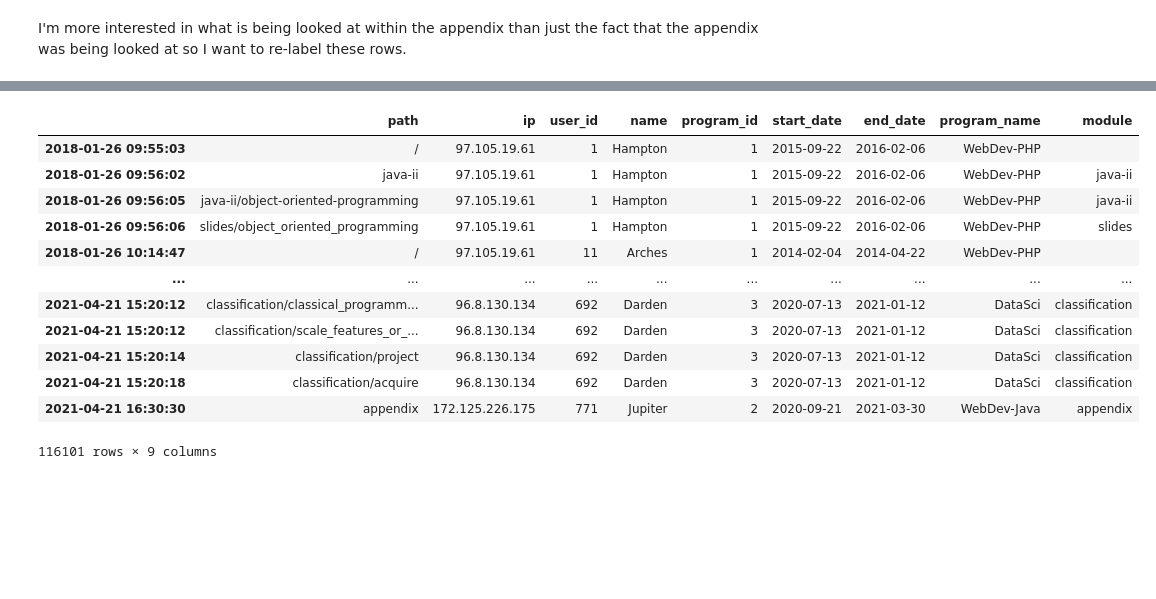
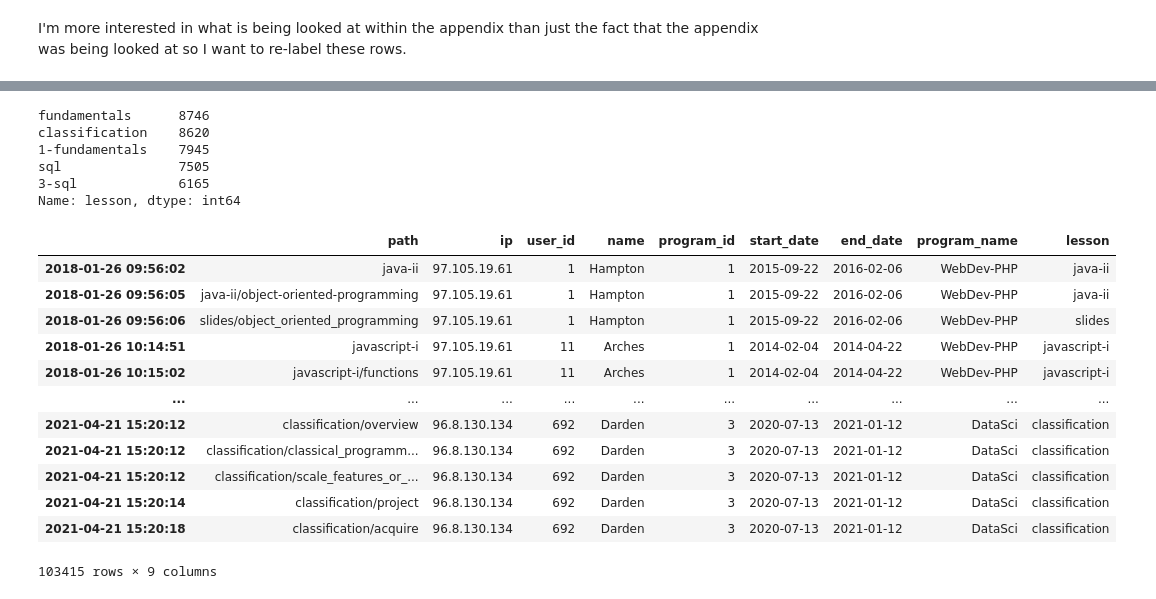
Before and after one commit to LastMinuteAnswer/Codeup_Anomaly_Detection, a Jupyter notebook: Scrapwork/Sophia's_work.ipynb, the cells around one changed output, grey strips where cells are left out. Cells and saved outputs as stored; diff of their text form; code cells hidden in the pictures; blank space fills up the shorter version.

```diff
--- a/Scrapwork/Sophia's_work.ipynb
+++ b/Scrapwork/Sophia's_work.ipynb
@@ -425,0 +586,4 @@ ValueError: operands could not be broadcast together with shapes (103411,) (9,)
+# %%
+# add sub-path columns to curriculum access logs
+merged = pd.merge(s_logs, ap_further_reading[['ap_mod', 'fr_mod']], how='left', left_index=True, right_index=True)
+merged.head()
@@ -425,0 +597,4 @@ ValueError: operands could not be broadcast together with shapes (103411,) (9,)
+# %%
+# combine columns
+merged['lesson'] = np.where(merged.ap_mod.isnull(), merged.module, merged.ap_mod)
+merged
@@ -425,0 +615,4 @@ ValueError: operands could not be broadcast together with shapes (103411,) (9,)
+# %%
+# combine columns
+merged['lesson'] = np.where(merged.fr_mod.isnull(), merged.lesson, merged.fr_mod)
+merged
@@ -425,0 +649,3 @@ ValueError: operands could not be broadcast together with shapes (103411,) (9,)
+# %%
+# drop unnecessary columns
+merged.drop(columns=['module', 'ap_mod', 'fr_mod', 'split_path'], inplace=True)
@@ -509,18 +769,27 @@ student_logs
+# %%
+ds.lesson.value_counts().head(5)
+# %% [output]
+fundamentals      8746
+classification    8620
+1-fundamentals    7945
+sql               7505
+3-sql             6165
+Name: lesson, dtype: int64
 # %%
 # isolate student access logs after program end
-after_grad = student_logs[student_logs.end_date < student_logs.index]
+after_grad = merged[merged.end_date < merged.index]
 after_grad
 # %% [output]
-|  | path | ip | user_id | name | program_id | start_date | end_date | program_name | module |
-| 2018-01-26 09:55:03 | / | 97.105.19.61 | 1 | Hampton | 1 | 2015-09-22 | 2016-02-06 | WebDev-PHP |  |
+|  | path | ip | user_id | name | program_id | start_date | end_date | program_name | lesson |
 | 2018-01-26 09:56:02 | java-ii | 97.105.19.61 | 1 | Hampton | 1 | 2015-09-22 | 2016-02-06 | WebDev-PHP | java-ii |
 | 2018-01-26 09:56:05 | java-ii/object-oriented-programming | 97.105.19.61 | 1 | Hampton | 1 | 2015-09-22 | 2016-02-06 | WebDev-PHP | java-ii |
 | 2018-01-26 09:56:06 | slides/object_oriented_programming | 97.105.19.61 | 1 | Hampton | 1 | 2015-09-22 | 2016-02-06 | WebDev-PHP | slides |
-| 2018-01-26 10:14:47 | / | 97.105.19.61 | 11 | Arches | 1 | 2014-02-04 | 2014-04-22 | WebDev-PHP |  |
+| 2018-01-26 10:14:51 | javascript-i | 97.105.19.61 | 11 | Arches | 1 | 2014-02-04 | 2014-04-22 | WebDev-PHP | javascript-i |
+| 2018-01-26 10:15:02 | javascript-i/functions | 97.105.19.61 | 11 | Arches | 1 | 2014-02-04 | 2014-04-22 | WebDev-PHP | javascript-i |
 | ... | ... | ... | ... | ... | ... | ... | ... | ... | ... |
+| 2021-04-21 15:20:12 | classification/overview | 96.8.130.134 | 692 | Darden | 3 | 2020-07-13 | 2021-01-12 | DataSci | classification |
 | 2021-04-21 15:20:12 | classification/classical_programm... | 96.8.130.134 | 692 | Darden | 3 | 2020-07-13 | 2021-01-12 | DataSci | classification |
 | 2021-04-21 15:20:12 | classification/scale_features_or_... | 96.8.130.134 | 692 | Darden | 3 | 2020-07-13 | 2021-01-12 | DataSci | classification |
 | 2021-04-21 15:20:14 | classification/project | 96.8.130.134 | 692 | Darden | 3 | 2020-07-13 | 2021-01-12 | DataSci | classification |
 | 2021-04-21 15:20:18 | classification/acquire | 96.8.130.134 | 692 | Darden | 3 | 2020-07-13 | 2021-01-12 | DataSci | classification |
-| 2021-04-21 16:30:30 | appendix | 172.125.226.175 | 771 | Jupiter | 2 | 2020-09-21 | 2021-03-30 | WebDev-Java | appendix |
-116101 rows × 9 columns
+103415 rows × 9 columns
```
Also changed, not shown: parts of 55 cells of this notebook.
